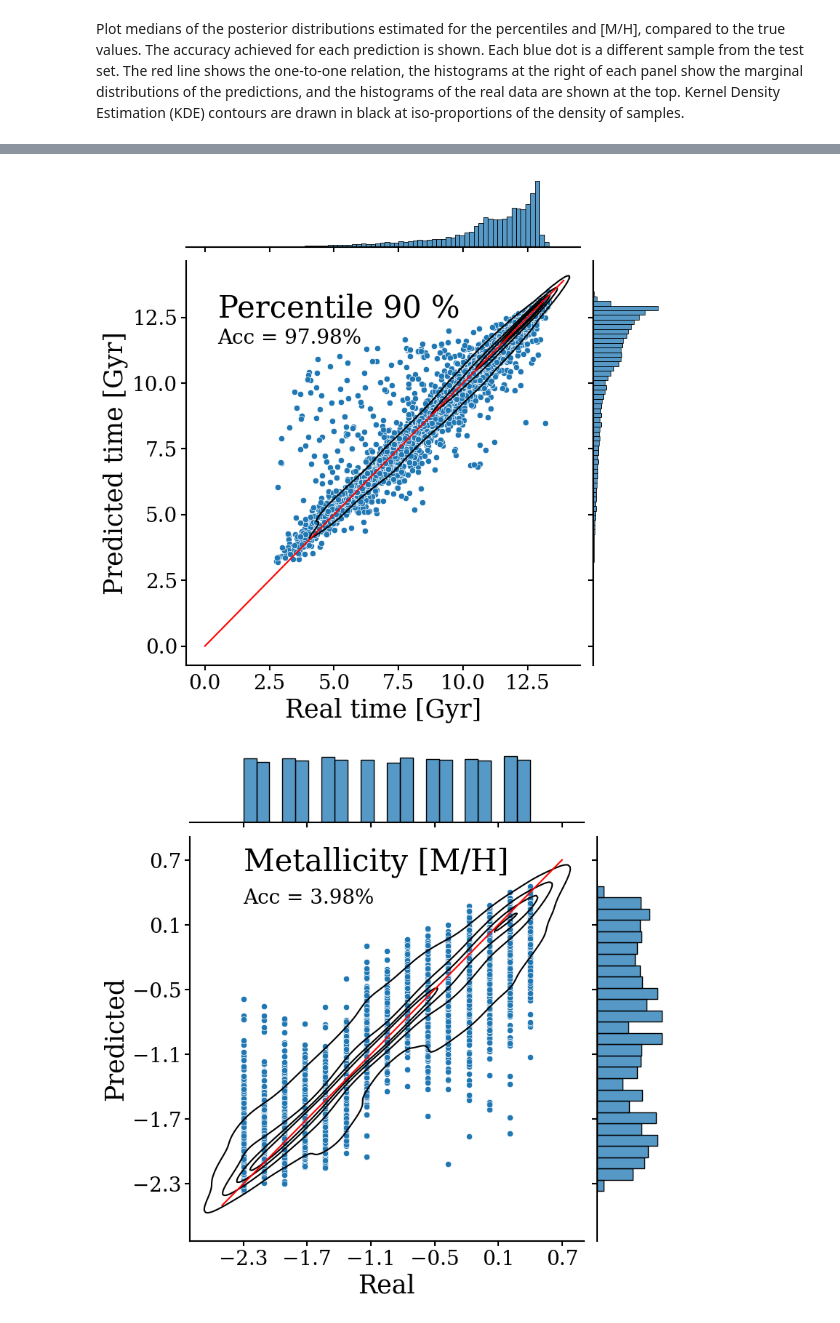
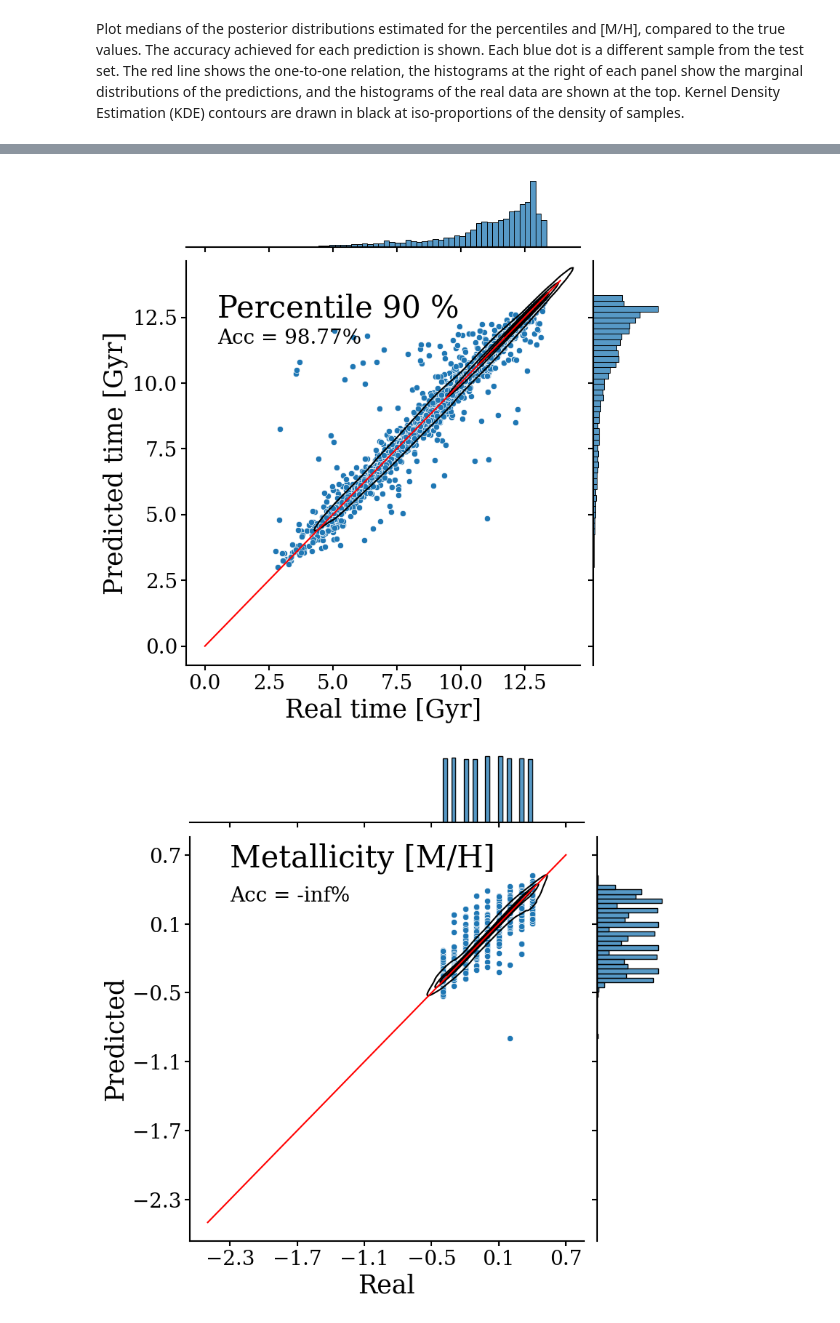
Before and after one commit to patriglesias/SBI_SFHs, a Jupyter notebook: observations_short/posterior_estimation.ipynb, the cells around one changed output, grey strips where cells are left out. Saved outputs shown, nothing was run; the diff lists cells and outputs as text; code cells hidden in the pictures.

```diff
--- a/observations_short/posterior_estimation.ipynb
+++ b/observations_short/posterior_estimation.ipynb
@@ -114,7 +122,7 @@ print(end-start, ' s')
 # %% [markdown]
 Save posterior or load it
 # %%
-file="./saved_models/my_posterior_ssfr.pkl"
+file="./saved_models/my_posterior_etg.pkl"
 
 with open(file, "wb") as handle:
     pickle.dump(qphi, handle)
@@ -186,7 +194,7 @@ plot_percentile_distribution()
 # %% [markdown]
 Show metallicity distributions predicted for galaxies from the test sample with indeces in 'index_list'
 # %%
-index_list=np.random.randint(135000,150000,5)
+index_list=np.random.randint(81000,90000,5)
 
 for k,j in enumerate(index_list):
                 Xobs=latents[j,:]
@@ -231,9 +239,9 @@ Using the medians and comparing them with the true values for the features to es
 # %%
 #COMPUTE ACCURACY
 
-index_list=np.arange(135000,150000)
-means=np.load('./saved_models/means.npy')
-stds=np.load('./saved_models/stds.npy')
+index_list=np.arange(81000,90000)
+means=np.load('./saved_models/means_etg.npy')
+stds=np.load('./saved_models/stds_etg.npy')
 
 accuracy=[]
 for i in range(10):
@@ -243,5 +251,7 @@ for i in range(10):
     else:
         accuracy.append(100-np.mean(np.abs(means[:,i]-percentiles[index_list,i])/np.abs(percentiles[index_list,i]) * 100))
 
+#notice this is MAPE np.mean(np.abs(means[:,i]-percentiles[index_list,i])/np.abs(percentiles[index_list,i]) * 100)
+
 print(np.around(accuracy,decimals=2))
 # %% [output]
@@ -248,0 +259,16 @@ print(np.around(accuracy,decimals=2))
+# %%
+
+
+
+import sklearn.metrics as sm
+for i in range(10):
+
+    print('i = ' , i)
+    y_test_pred=means[:,i]
+    y_test=percentiles[index_list,i]
+
+    print( "Mean absolute error =", round(sm.mean_absolute_error(y_test, y_test_pred), 2) )
+    print( "Mean squared error =", round(sm.mean_squared_error(y_test, y_test_pred), 2) )
+    print( "Median absolute error =", round(sm.median_absolute_error(y_test, y_test_pred), 2) )
+    print( "Explained variance score =", round(sm.explained_variance_score(y_test, y_test_pred), 2) )
+    print( "R2 score =", round(sm.r2_score(y_test, y_test_pred), 2))
@@ -249,9 +283,9 @@ print(np.around(accuracy,decimals=2))
 # %% [markdown]
 Plot medians of the posterior distributions estimated for the percentiles and [M/H], compared to the true values. The accuracy achieved for each prediction is shown. Each blue dot is a different sample from the test set. The red line shows the one-to-one relation, the histograms at the right of each panel show the marginal distributions of the predictions, and the histograms of the real data are shown at the top. Kernel Density Estimation (KDE) contours are drawn in black at iso-proportions of the density of samples.
 # %%
-index_list=np.arange(135000,150000)
-means=np.load('./saved_models/means_sfr.npy') #change if needed
-stds=np.load('./saved_models/stds_sfr.npy')
+index_list=np.arange(81000,90000)
+means=np.load('./saved_models/means_etg.npy') #change if needed
+stds=np.load('./saved_models/stds_etg.npy')
 
 mpl.rcParams['xtick.labelsize'] = 20
 mpl.rcParams['ytick.labelsize'] = 20
@@ -295,2 +329,2 @@ for i in [0,4,8,9]:
-[figure, old version]
+[figure, new version]
-[figure, old version]
+[figure, new version]
```
Also changed, not shown: parts of 10 cells of this notebook, 15 other files.
